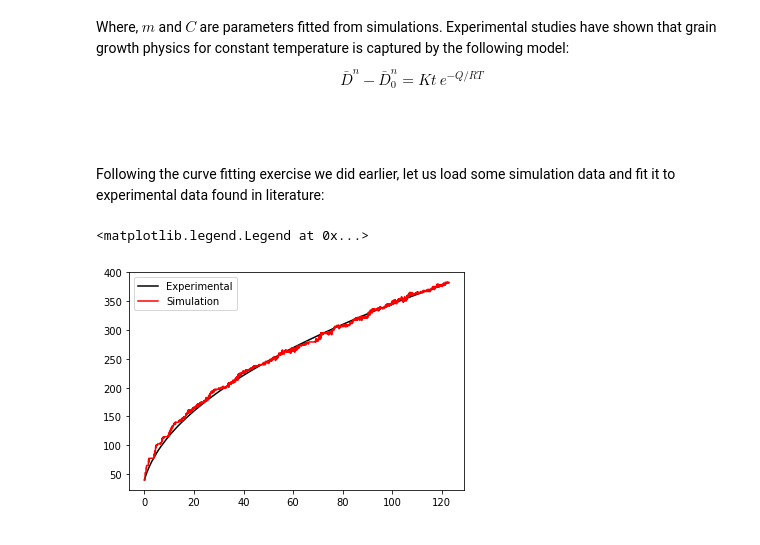
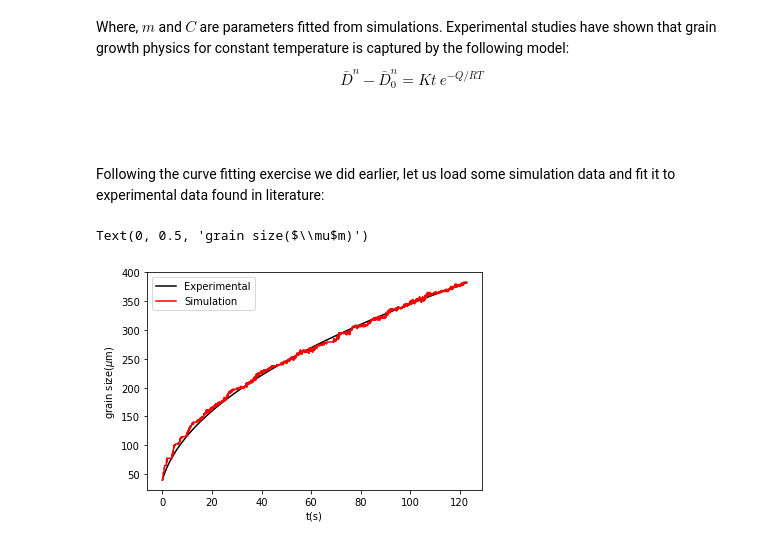
Before and after one commit to sagarbhatt0904/popUpCourse, a Jupyter notebook: popUpCourseMonteCarlo.ipynb, the cells around one changed output. Saved outputs shown, nothing was run; the diff lists cells and outputs as text; code cells hidden in the pictures.

Commit message:
added axis labels to grain size plot

```diff
--- a/popUpCourseMonteCarlo.ipynb
+++ b/popUpCourseMonteCarlo.ipynb
@@ -219,33 +219,34 @@ from scipy.optimize import least_squares
 
 D0 = 40       #Initial grain size
 Q  = 312000   # activation energy
 K  = 1110e12  # growth constant
 R  = 8.314    # gas constant
 T  = 1361     # temperature in Kelvin
 n  = 2        # grain growth exponent
 lamda=5.0     # physical length of the lattice spacing
 tmc=np.linspace(1,250000,250000)   # Monte-Carlo Steps
 
 def fun(x):
      return (tmc-(DSim**x[0] - D0**x[0])/((lamda**x[0])*x[1]))**2
 
 data = np.loadtxt("grainSizeSimulationAndExpt.txt", delimiter=" ")
 DExpt=data[:,0]
 DSim=data[:,1]
 
 x0=[1,1]
 result=least_squares(fun,x0)
 x=result.x
 m=x[0]
 C=x[1]
 
 # Calculating physical time after fitting
 t = (((lamda**m )*C*tmc + (D0**m))**(n/m)  -D0**n)/(K*np.exp(-Q/(R*T)));
 
 plt.plot(t,DExpt,color = 'k', label = 'Experimental')
 plt.plot(t,DSim,color = 'r', label = 'Simulation')
 plt.legend()
-plt.xlabel()
+plt.xlabel('t(s)')
+plt.ylabel(r'grain size($\mu$m)')
 # %% [output]
-<matplotlib.legend.Legend at 0x...>
+Text(0, 0.5, 'grain size($\\mu$m)')
-[figure, old version]
+[figure, new version]
```
